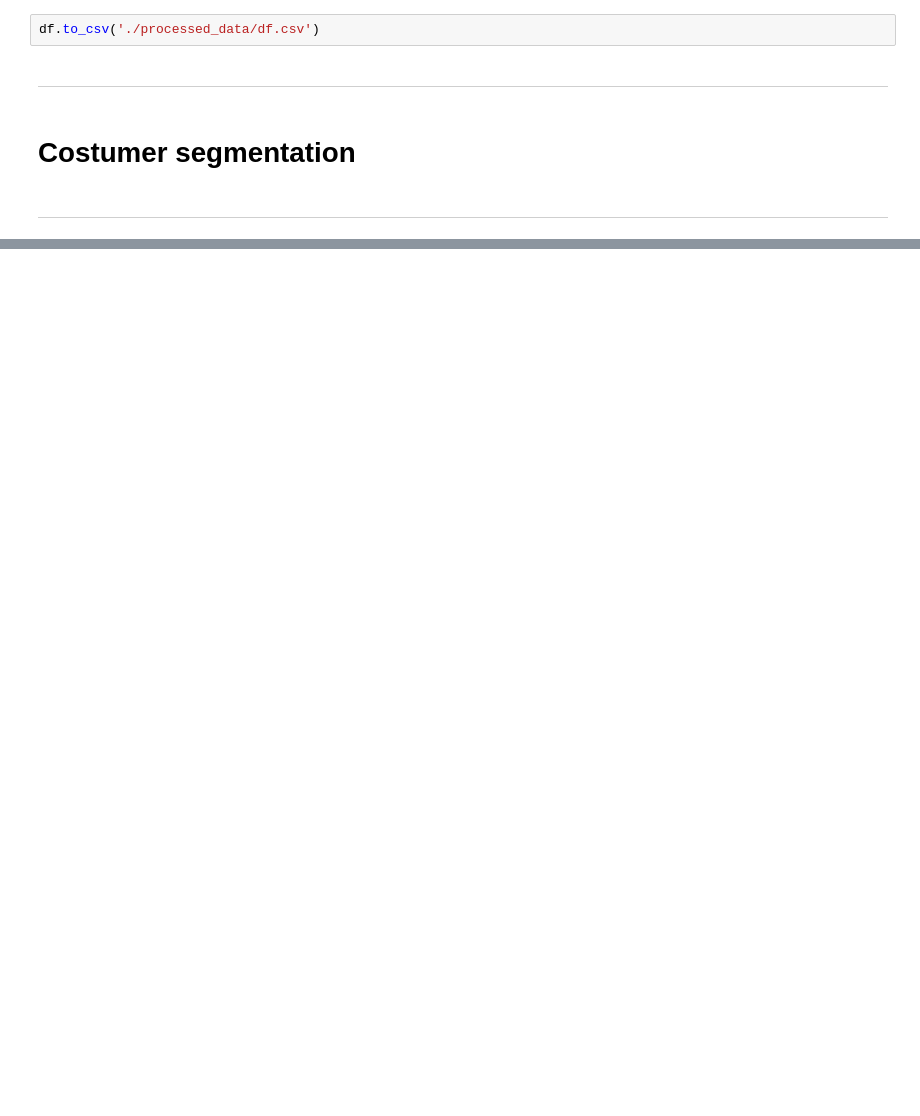
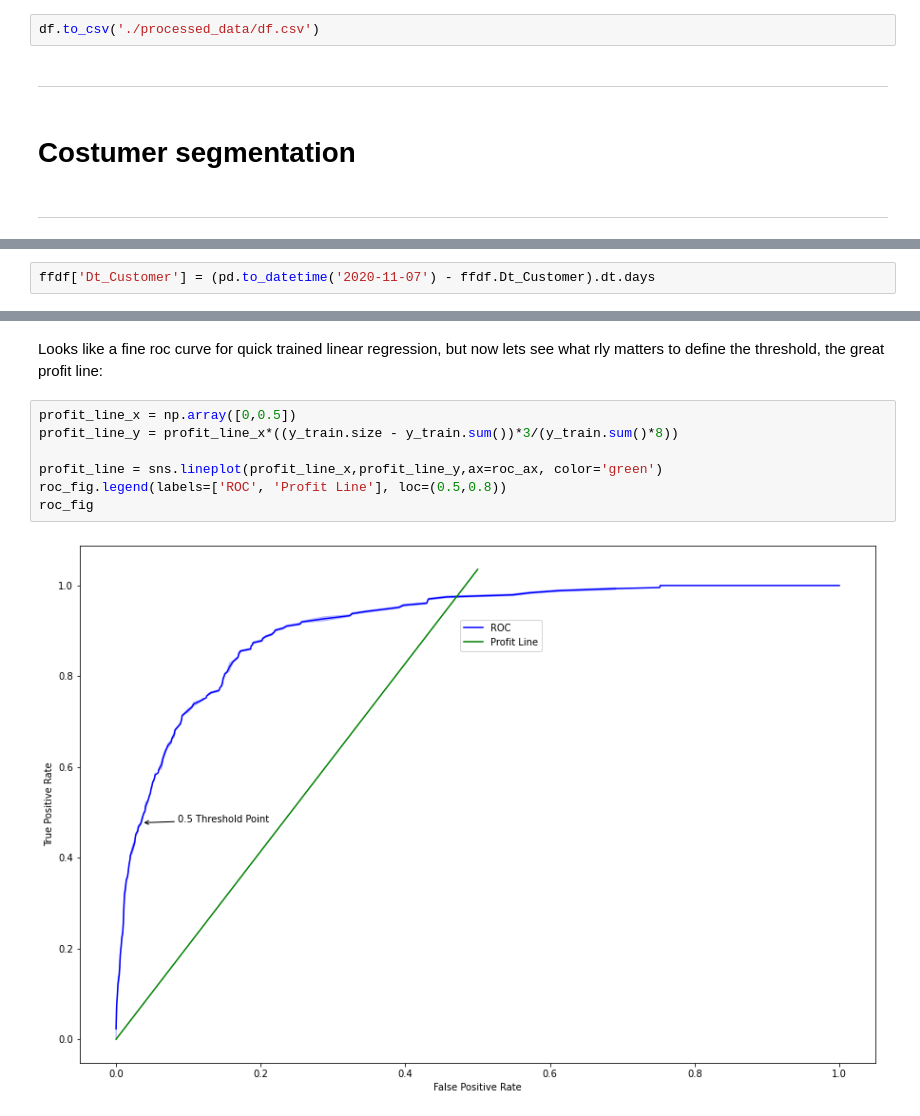
Before and after one commit to TMKlautau/ifood_test_case_start_to_finish, a Jupyter notebook: Ifood_Data_analysis.ipynb, the cells around one changed output, grey strips where cells are left out. Drawn from its saved outputs; the diff is of its cells as text; blank space fills up the shorter version.

```diff
--- a/Ifood_Data_analysis.ipynb
+++ b/Ifood_Data_analysis.ipynb
@@ -275,0 +291,2 @@ df.to_csv('./processed_data/df.csv')
+# %%
+ffdf['Dt_Customer'] = (pd.to_datetime('2020-11-07') - ffdf.Dt_Customer).dt.days
@@ -275,0 +394,11 @@ df.to_csv('./processed_data/df.csv')
+# %% [markdown]
+Looks like a fine roc curve for quick trained linear regression, but now lets see what rly matters to define the threshold, the great profit line:
+# %%
+profit_line_x = np.array([0,0.5])
+profit_line_y = profit_line_x*((y_train.size - y_train.sum())*3/(y_train.sum()*8))
+
+profit_line = sns.lineplot(profit_line_x,profit_line_y,ax=roc_ax, color='green')
+roc_fig.legend(labels=['ROC', 'Profit Line'], loc=(0.5,0.8))
+roc_fig
+# %% [output]
+[figure, added]
```
Also changed, not shown: parts of 62 cells of this notebook.
